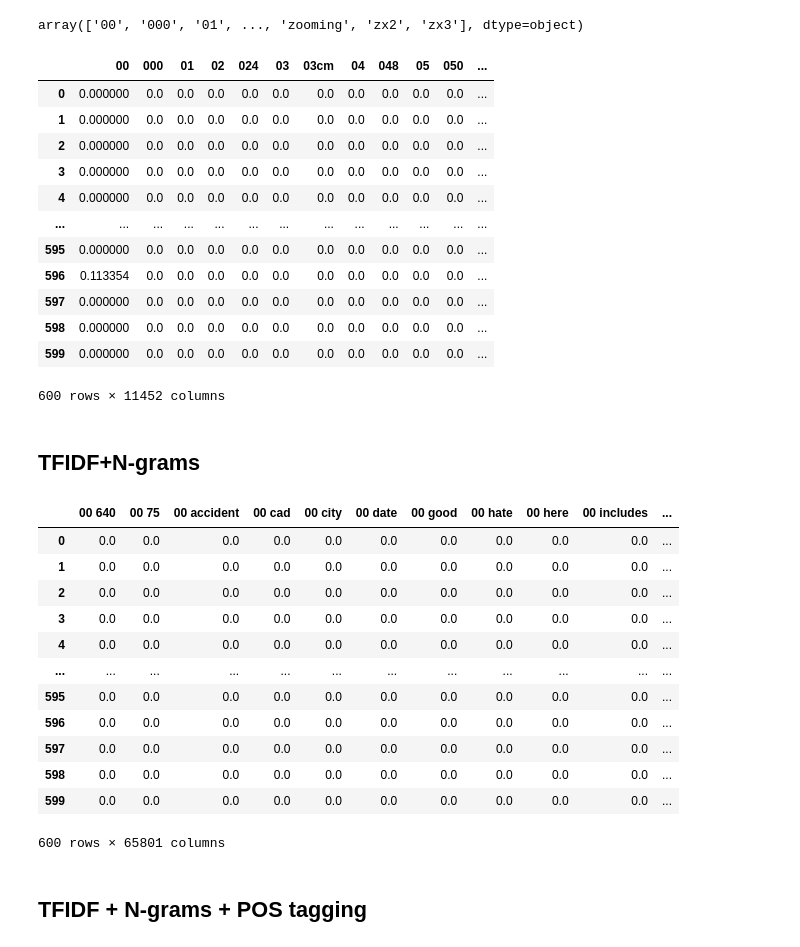
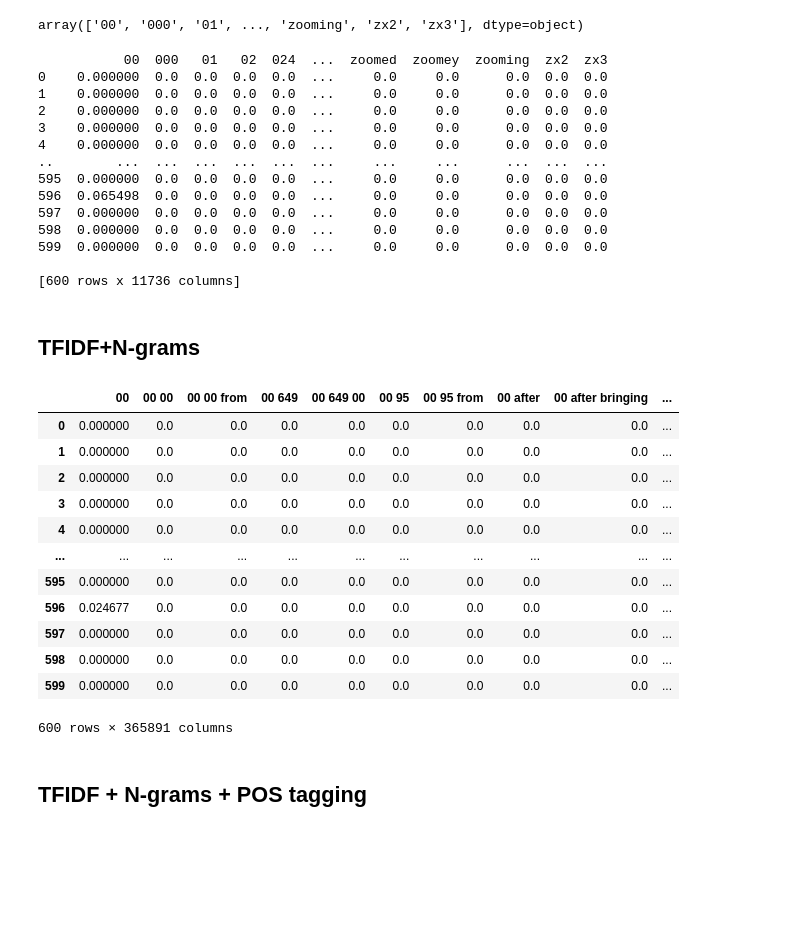
Before and after one commit to MariaBlancoGonzalez/MachineLearningTechniques, a Jupyter notebook: notebooks/NLP_Preprocessing_Vectorization.ipynb, the cells around one changed output. Saved outputs shown, nothing was run; the diff lists cells and outputs as text; code cells hidden in the pictures; blank space fills up the shorter version.

```diff
--- a/notebooks/NLP_Preprocessing_Vectorization.ipynb
+++ b/notebooks/NLP_Preprocessing_Vectorization.ipynb
@@ -364,0 +337,4 @@ comments.to_pickle("comments_preprocessed.pkl")
+# %%
+import pandas as pd
+comments = pd.read_pickle('comments_preprocessed.pkl')
+comments.head(6)
@@ -376,18 +365,19 @@ vectorizer.get_feature_names_out()
 array(['00', '000', '01', ..., 'zooming', 'zx2', 'zx3'], dtype=object)
 # %%
 tfidf_df = pd.DataFrame(data.toarray(), columns=vectorizer.get_feature_names_out())
-tfidf_df
+print(tfidf_df)
 # %% [output]
-|  | 00 | 000 | 01 | 02 | 024 | 03 | 03cm | 04 | 048 | 05 | 050 | ... |
-| 0 | 0.000000 | 0.0 | 0.0 | 0.0 | 0.0 | 0.0 | 0.0 | 0.0 | 0.0 | 0.0 | 0.0 | ... |
-| 1 | 0.000000 | 0.0 | 0.0 | 0.0 | 0.0 | 0.0 | 0.0 | 0.0 | 0.0 | 0.0 | 0.0 | ... |
-| 2 | 0.000000 | 0.0 | 0.0 | 0.0 | 0.0 | 0.0 | 0.0 | 0.0 | 0.0 | 0.0 | 0.0 | ... |
-| 3 | 0.000000 | 0.0 | 0.0 | 0.0 | 0.0 | 0.0 | 0.0 | 0.0 | 0.0 | 0.0 | 0.0 | ... |
-| 4 | 0.000000 | 0.0 | 0.0 | 0.0 | 0.0 | 0.0 | 0.0 | 0.0 | 0.0 | 0.0 | 0.0 | ... |
-| ... | ... | ... | ... | ... | ... | ... | ... | ... | ... | ... | ... | ... |
-| 595 | 0.000000 | 0.0 | 0.0 | 0.0 | 0.0 | 0.0 | 0.0 | 0.0 | 0.0 | 0.0 | 0.0 | ... |
-| 596 | 0.113354 | 0.0 | 0.0 | 0.0 | 0.0 | 0.0 | 0.0 | 0.0 | 0.0 | 0.0 | 0.0 | ... |
-| 597 | 0.000000 | 0.0 | 0.0 | 0.0 | 0.0 | 0.0 | 0.0 | 0.0 | 0.0 | 0.0 | 0.0 | ... |
-| 598 | 0.000000 | 0.0 | 0.0 | 0.0 | 0.0 | 0.0 | 0.0 | 0.0 | 0.0 | 0.0 | 0.0 | ... |
-| 599 | 0.000000 | 0.0 | 0.0 | 0.0 | 0.0 | 0.0 | 0.0 | 0.0 | 0.0 | 0.0 | 0.0 | ... |
-600 rows × 11452 columns
+           00  000   01   02  024  ...  zoomed  zoomey  zooming  zx2  zx3
+0    0.000000  0.0  0.0  0.0  0.0  ...     0.0     0.0      0.0  0.0  0.0
+1    0.000000  0.0  0.0  0.0  0.0  ...     0.0     0.0      0.0  0.0  0.0
+2    0.000000  0.0  0.0  0.0  0.0  ...     0.0     0.0      0.0  0.0  0.0
+3    0.000000  0.0  0.0  0.0  0.0  ...     0.0     0.0      0.0  0.0  0.0
+4    0.000000  0.0  0.0  0.0  0.0  ...     0.0     0.0      0.0  0.0  0.0
+..        ...  ...  ...  ...  ...  ...     ...     ...      ...  ...  ...
+595  0.000000  0.0  0.0  0.0  0.0  ...     0.0     0.0      0.0  0.0  0.0
+596  0.065498  0.0  0.0  0.0  0.0  ...     0.0     0.0      0.0  0.0  0.0
+597  0.000000  0.0  0.0  0.0  0.0  ...     0.0     0.0      0.0  0.0  0.0
+598  0.000000  0.0  0.0  0.0  0.0  ...     0.0     0.0      0.0  0.0  0.0
+599  0.000000  0.0  0.0  0.0  0.0  ...     0.0     0.0      0.0  0.0  0.0
+
+[600 rows x 11736 columns]
@@ -395,22 +389,22 @@ tfidf_df
 ## TFIDF+N-grams
 # %%
 # Uso de n-gramas:  ngram_range=(min,max)
-vectorizer = TfidfVectorizer(ngram_range=(2,2))
-data = vectorizer.fit_transform(comments['text_without_repeated_words'])
+vectorizer = TfidfVectorizer(ngram_range=(1,3))
+data = vectorizer.fit_transform(comments['text_lemmatized'])
 
 comments_df_ngrams =pd.DataFrame(data.toarray(),columns = vectorizer.get_feature_names_out())
 comments_df_ngrams
 # %% [output]
-|  | 00 640 | 00 75 | 00 accident | 00 cad | 00 city | 00 date | 00 good | 00 hate | 00 here | 00 includes | ... |
-| 0 | 0.0 | 0.0 | 0.0 | 0.0 | 0.0 | 0.0 | 0.0 | 0.0 | 0.0 | 0.0 | ... |
-| 1 | 0.0 | 0.0 | 0.0 | 0.0 | 0.0 | 0.0 | 0.0 | 0.0 | 0.0 | 0.0 | ... |
-| 2 | 0.0 | 0.0 | 0.0 | 0.0 | 0.0 | 0.0 | 0.0 | 0.0 | 0.0 | 0.0 | ... |
-| 3 | 0.0 | 0.0 | 0.0 | 0.0 | 0.0 | 0.0 | 0.0 | 0.0 | 0.0 | 0.0 | ... |
-| 4 | 0.0 | 0.0 | 0.0 | 0.0 | 0.0 | 0.0 | 0.0 | 0.0 | 0.0 | 0.0 | ... |
-| ... | ... | ... | ... | ... | ... | ... | ... | ... | ... | ... | ... |
-| 595 | 0.0 | 0.0 | 0.0 | 0.0 | 0.0 | 0.0 | 0.0 | 0.0 | 0.0 | 0.0 | ... |
-| 596 | 0.0 | 0.0 | 0.0 | 0.0 | 0.0 | 0.0 | 0.0 | 0.0 | 0.0 | 0.0 | ... |
-| 597 | 0.0 | 0.0 | 0.0 | 0.0 | 0.0 | 0.0 | 0.0 | 0.0 | 0.0 | 0.0 | ... |
-| 598 | 0.0 | 0.0 | 0.0 | 0.0 | 0.0 | 0.0 | 0.0 | 0.0 | 0.0 | 0.0 | ... |
-| 599 | 0.0 | 0.0 | 0.0 | 0.0 | 0.0 | 0.0 | 0.0 | 0.0 | 0.0 | 0.0 | ... |
+|  | 00 | 00 00 | 00 00 from | 00 649 | 00 649 00 | 00 95 | 00 95 from | 00 after | 00 after bringing | ... |
+| 0 | 0.000000 | 0.0 | 0.0 | 0.0 | 0.0 | 0.0 | 0.0 | 0.0 | 0.0 | ... |
+| 1 | 0.000000 | 0.0 | 0.0 | 0.0 | 0.0 | 0.0 | 0.0 | 0.0 | 0.0 | ... |
+| 2 | 0.000000 | 0.0 | 0.0 | 0.0 | 0.0 | 0.0 | 0.0 | 0.0 | 0.0 | ... |
+| 3 | 0.000000 | 0.0 | 0.0 | 0.0 | 0.0 | 0.0 | 0.0 | 0.0 | 0.0 | ... |
+| 4 | 0.000000 | 0.0 | 0.0 | 0.0 | 0.0 | 0.0 | 0.0 | 0.0 | 0.0 | ... |
+| ... | ... | ... | ... | ... | ... | ... | ... | ... | ... | ... |
+| 595 | 0.000000 | 0.0 | 0.0 | 0.0 | 0.0 | 0.0 | 0.0 | 0.0 | 0.0 | ... |
+| 596 | 0.024677 | 0.0 | 0.0 | 0.0 | 0.0 | 0.0 | 0.0 | 0.0 | 0.0 | ... |
+| 597 | 0.000000 | 0.0 | 0.0 | 0.0 | 0.0 | 0.0 | 0.0 | 0.0 | 0.0 | ... |
+| 598 | 0.000000 | 0.0 | 0.0 | 0.0 | 0.0 | 0.0 | 0.0 | 0.0 | 0.0 | ... |
+| 599 | 0.000000 | 0.0 | 0.0 | 0.0 | 0.0 | 0.0 | 0.0 | 0.0 | 0.0 | ... |
-600 rows × 65801 columns
+600 rows × 365891 columns
```
Also changed, not shown: parts of 59 cells of this notebook.
